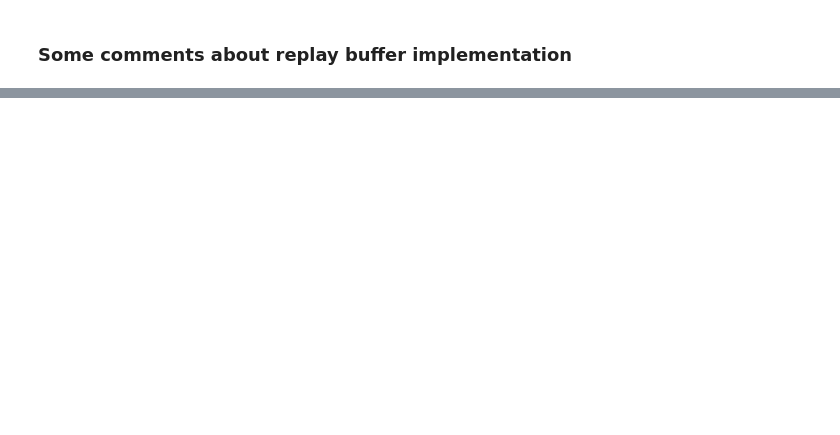
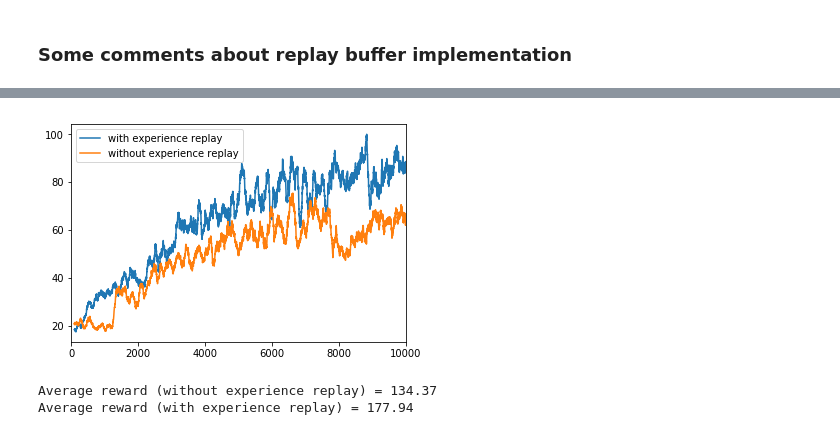
Before and after one commit to frankibem/reinforcement-learning, a Jupyter notebook: cartpole/experience_replay.ipynb, the cells around one changed output, grey strips where cells are left out. Saved outputs shown, nothing was run; the diff lists cells and outputs as text; code cells hidden in the pictures; blank space fills up the shorter version.

```diff
--- a/cartpole/experience_replay.ipynb
+++ b/cartpole/experience_replay.ipynb
@@ -213,2 +209,6 @@ env = gym.make('CartPole-v0')
+# %%
+buffer = ReplayBuffer(buffer_capacity)
+agent = Agent(state_dim, action_dim, learning_rate)
 # %%
-model1, rewards1 = train(env, episodes, gamma, buffer_capacity, minibatch_size)
+initialize_buffer(env, buffer)
+rewards = train(env, agent, buffer, episodes, gamma, minibatch_size)
@@ -214,0 +233,5 @@ model1, rewards1 = train(env, episodes, gamma, buffer_capacity, minibatch_size)
+# %%
+buffer2 = ReplayBuffer(1)
+agent2 = Agent(state_dim, action_dim, learning_rate)
+# %%
+rewards2 = train(env, agent2, buffer, episodes, gamma, 1)
@@ -215,4 +256,17 @@ model1, rewards1 = train(env, episodes, gamma, buffer_capacity, minibatch_size)
 # %%
-pd.Series(rewards1).rolling(window=100).mean().plot(label='with experience replay')
+pd.Series(rewards).rolling(window=100).mean().plot(label='with experience replay')
+pd.Series(rewards2).rolling(window=100).mean().plot(label='without experience replay')
+plt.legend()
 plt.show()
+# %% [output]
+[figure, added]
+# %%
+eval_episodes = 100
+ave_er = agent.evaluate(env, eval_episodes)
+ave_no_er = agent2.evaluate(env, eval_episodes)
+print('Average reward (without experience replay) = {}'.format(ave_no_er))
+print('Average reward (with experience replay) = {}'.format(ave_er))
+# %% [output]
+Average reward (without experience replay) = 134.37
+Average reward (with experience replay) = 177.94
 # %%
```
Also changed, not shown: parts of 14 cells of this notebook, 5 other files.
